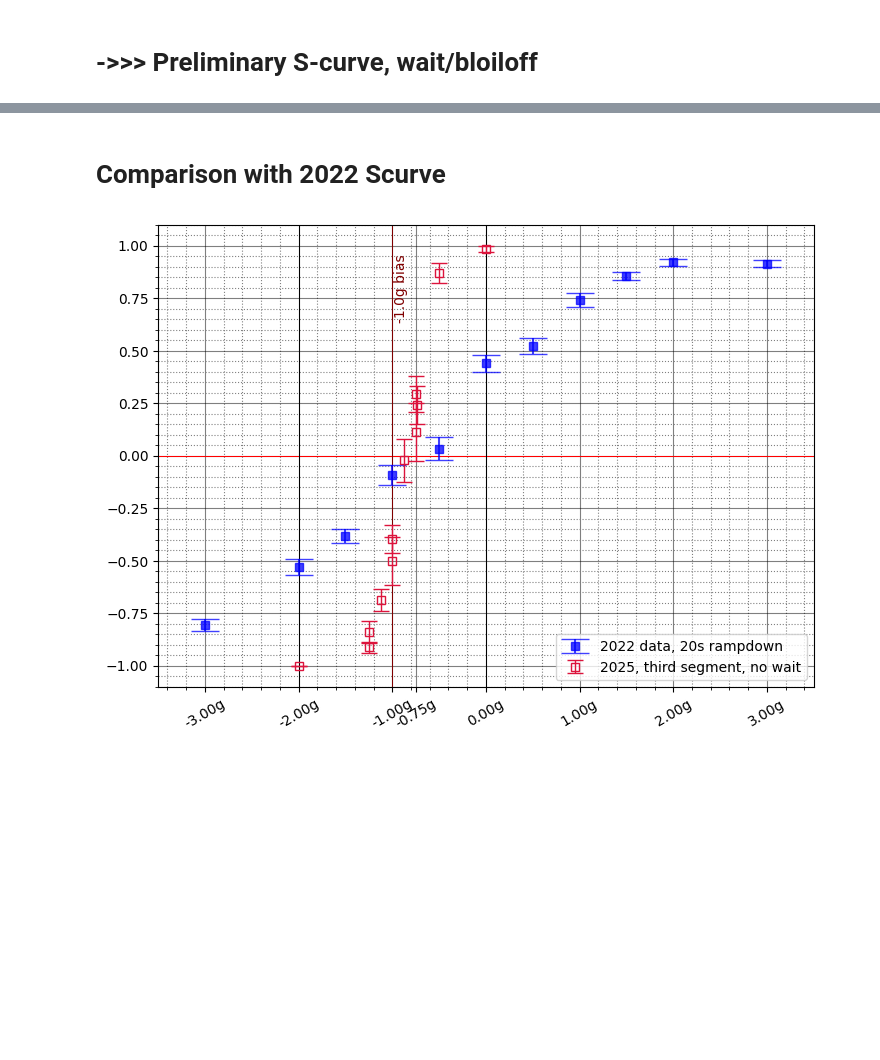
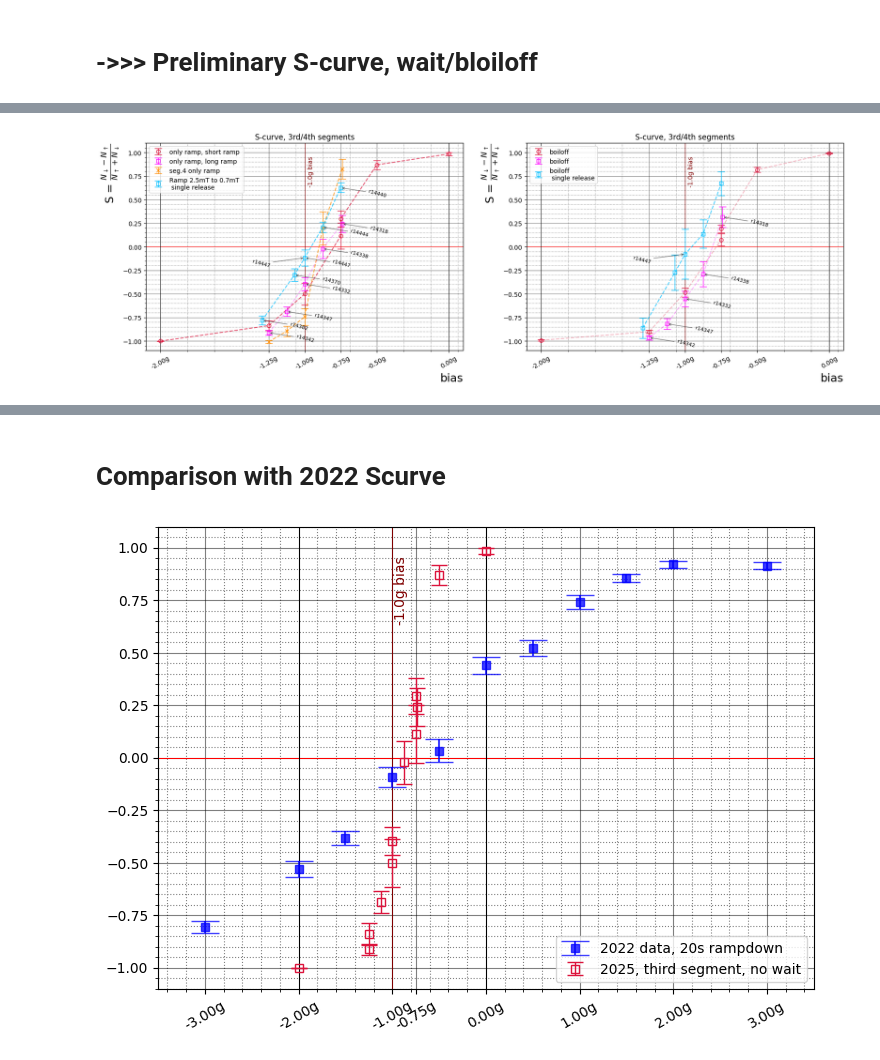
Before and after one commit to Adrianodelvincio/alphag_frequentist_analysis_2025, a Jupyter notebook: v1/Preliminary_Scurve_2025.ipynb, the cells around one changed output, grey strips where cells are left out. Saved outputs shown, nothing was run; the diff lists cells and outputs as text; code cells hidden in the pictures; blank space fills up the shorter version.

```diff
--- a/v1/Preliminary_Scurve_2025.ipynb
+++ b/v1/Preliminary_Scurve_2025.ipynb
@@ -631,0 +641,94 @@ bias; S=Ndwn/(Ntot) ; dS
+# %%
+labels = [-2, -1.25, -1, -.75, -0.5, 0]
+
+plt.figure(1, figsize = (20, 6))
+
+#--------------------------------------------------------------
+plt.subplot(1,2,1)
+plt.title("S-curve, 3rd/4th segments")
+plotter_nicer()
+
+# 3rd segment
+# plot short ramps
+mask = (type_ramp == "short")
+
+plt.errorbar(bias[mask],
+             S_ramp3[mask],
+             dS_ramp3[mask], marker = "o", markersize = 6, markerfacecolor='none', color = "crimson", capsize = 6, linestyle = '', elinewidth=1, label = "only ramp, short ramp")
+#plt.errorbar(bias, S_ramp3, marker = "", color = "crimson", linestyle = "--", alpha = 0.7)
+plt.errorbar(bias[mask], S_ramp3[mask], marker = "", color = "crimson", linestyle = "--", alpha = 0.7)
+#labelfactory(bias, S_ramp3, list_runs, labels, "right")
+
+# plot long ramps -> type_ramp
+mask = (type_ramp == "long")
+
+plt.errorbar(bias[mask],
+             S_ramp3[mask],
+             dS_ramp3[mask], marker = "s", markersize = 6, markerfacecolor='none', color = "magenta", capsize = 6, linestyle = '', elinewidth=1, label = "only ramp, long ramp")
+plt.errorbar(bias[mask], S_ramp3[mask], marker = "", color = "magenta", linestyle = "--", alpha = 0.3)
+labelfactory(bias[mask], S_ramp3[mask], list_runs[mask], labels, "right")
+
+
+# 4th segment
+mask = (type_ramp == "long") & (type_exp == "4seg")
+
+plt.errorbar(bias[mask],
+             S_ramp4[mask],
+             dS_ramp4[mask], marker = "x", markersize = 6, markerfacecolor='none', color = "darkorange", capsize = 6, linestyle = '', elinewidth=1, label = "seg.4 only ramp")
+
+plt.errorbar(bias[mask], S_ramp4[mask], marker = "", color = "darkorange", linestyle = "--", alpha = 0.7)
+
+
+mask = (type_ramp == "single")
+plt.errorbar(bias[mask],
+             S_rampsingle[mask],
+             dS_rampsingle[mask], marker = "s", markersize = 6, markerfacecolor='none', color = "deepskyblue", capsize = 6, linestyle = '', elinewidth=1, label = "Ramp 2.5mT to 0.7mT \n single release")
+plt.errorbar(bias[mask], S_rampsingle[mask], marker = "", color = "deepskyblue", linestyle = "--", alpha = 0.7)
+labelfactory(bias[mask], S_rampsingle[mask], list_runs[mask], labels, "right")
+
+mask = (list_runs == "r14447"); labelfactory(bias[mask], S_rampsingle[mask], list_runs[mask], labels, "left")
+
+#plt.errorbar(bias[mask], S_rampsingle[mask], marker = "", color = "deepskyblue", alpha = 0.7)
+
+
+plt.legend()
+plt.xticks(labels, [f"{item:.2f}g" for item in labels], rotation=30)
+
+#--------------------------------------------------------------
+plt.subplot(1,2,2)
+plt.title("S-curve, 3rd/4th segments")
+plotter_nicer()
+
+# 3rd segment
+# plot short ramps
+mask = (type_ramp == "short")
+plt.errorbar(bias[mask],
+             S_ramp3_onlywait[mask],
+             dS_ramp3_onlywait[mask], marker = "o", markerfacecolor='none', markersize = 6, color = "crimson", capsize = 6, elinewidth=1, linestyle = "", label = "boiloff")
+plt.errorbar(bias[mask], S_ramp3_onlywait[mask], marker = "", color = "crimson", linestyle = "--", alpha = 0.3)
+#labelfactory(bias[mask], S_ramp3_onlywait[mask], list_runs[mask], labels)
+
+
+# plot long ramps -> type_ramp
+mask = (type_ramp == "long")
+
+plt.errorbar(bias[mask],
+             S_ramp3_onlywait[mask],
+             dS_ramp3_onlywait[mask], marker = "s", markerfacecolor='none', markersize = 6, color = "magenta", capsize = 6, elinewidth=1, linestyle = "", label = "boiloff")
+plt.errorbar(bias[mask], S_ramp3_onlywait[mask], marker = "", color = "magenta", linestyle = "--", alpha = 0.3)
+labelfactory(bias[mask], S_ramp3_onlywait[mask], list_runs[mask], labels)
+
+mask = (type_ramp == "single")
+plt.errorbar(bias[mask],
+             S_rampsingle_wait[mask],
+             dS_rampsingle_wait[mask], marker = "s", markersize = 6, markerfacecolor='none', color = "deepskyblue", capsize = 6, linestyle = '', elinewidth=1, label = "boiloff \n single release")
+plt.errorbar(bias[mask], S_rampsingle_wait[mask], marker = "", color = "deepskyblue", linestyle = "--", alpha = 0.7)
+mask = (list_runs == "r14447"); labelfactory(bias[mask], S_rampsingle_wait[mask], list_runs[mask], labels, "left")
+
+
+plt.legend()
+plt.xticks(labels, [f"{item:.2f}g" for item in labels], rotation=30)
+
+plt.savefig("figures/S_curve_3and4th_segments.png", bbox_inches = 'tight')
+# %% [output]
+[figure, added]
```
Also changed, not shown: parts of 15 cells of this notebook, 1 other file.
